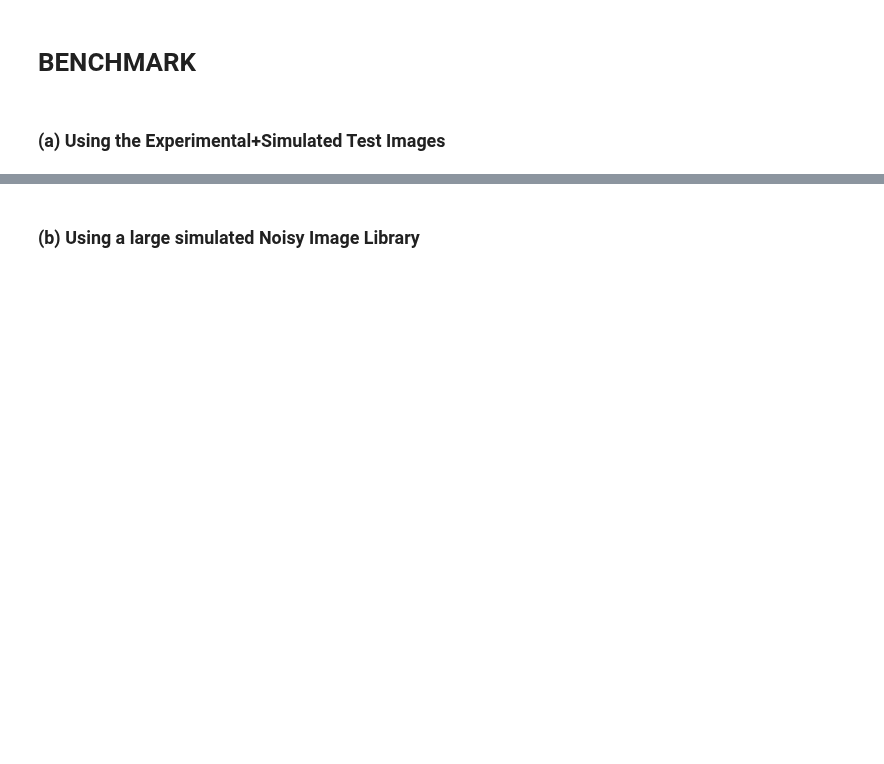
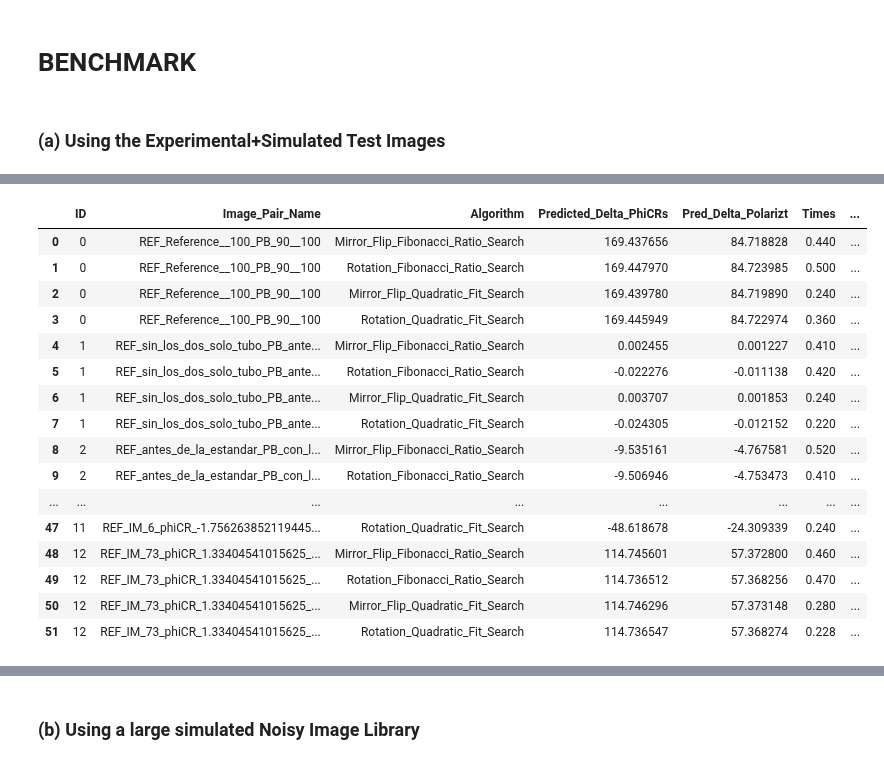
Before and after one commit to Oiangu9/Conical_Refraction_Polarimeter, a Jupyter notebook: LAB/ANALYSIS_SCRIPTS/NOTEBOOK_Pipeline_to_Compare_Algorithms.ipynb, the cells around one changed output, grey strips where cells are left out. Saved outputs shown, nothing was run; the diff lists cells and outputs as text; code cells hidden in the pictures; blank space fills up the shorter version.

```diff
--- a/LAB/ANALYSIS_SCRIPTS/NOTEBOOK_Pipeline_to_Compare_Algorithms.ipynb
+++ b/LAB/ANALYSIS_SCRIPTS/NOTEBOOK_Pipeline_to_Compare_Algorithms.ipynb
@@ -927,0 +1226,20 @@ np.random.seed(randomization_seed)
+# %%
+table_per_image
+# %% [output]
+|  | ID | Image_Pair_Name | Algorithm | Predicted_Delta_PhiCRs | Pred_Delta_Polarizt | Times | ... |
+| 0 | 0 | REF_Reference__100_PB_90__100 | Mirror_Flip_Fibonacci_Ratio_Search | 169.437656 | 84.718828 | 0.440 | ... |
+| 1 | 0 | REF_Reference__100_PB_90__100 | Rotation_Fibonacci_Ratio_Search | 169.447970 | 84.723985 | 0.500 | ... |
+| 2 | 0 | REF_Reference__100_PB_90__100 | Mirror_Flip_Quadratic_Fit_Search | 169.439780 | 84.719890 | 0.240 | ... |
+| 3 | 0 | REF_Reference__100_PB_90__100 | Rotation_Quadratic_Fit_Search | 169.445949 | 84.722974 | 0.360 | ... |
+| 4 | 1 | REF_sin_los_dos_solo_tubo_PB_ante... | Mirror_Flip_Fibonacci_Ratio_Search | 0.002455 | 0.001227 | 0.410 | ... |
+| 5 | 1 | REF_sin_los_dos_solo_tubo_PB_ante... | Rotation_Fibonacci_Ratio_Search | -0.022276 | -0.011138 | 0.420 | ... |
+| 6 | 1 | REF_sin_los_dos_solo_tubo_PB_ante... | Mirror_Flip_Quadratic_Fit_Search | 0.003707 | 0.001853 | 0.240 | ... |
+| 7 | 1 | REF_sin_los_dos_solo_tubo_PB_ante... | Rotation_Quadratic_Fit_Search | -0.024305 | -0.012152 | 0.220 | ... |
+| 8 | 2 | REF_antes_de_la_estandar_PB_con_l... | Mirror_Flip_Fibonacci_Ratio_Search | -9.535161 | -4.767581 | 0.520 | ... |
+| 9 | 2 | REF_antes_de_la_estandar_PB_con_l... | Rotation_Fibonacci_Ratio_Search | -9.506946 | -4.753473 | 0.410 | ... |
+| ... | ... | ... | ... | ... | ... | ... | ... |
+| 47 | 11 | REF_IM_6_phiCR_-1.756263852119445... | Rotation_Quadratic_Fit_Search | -48.618678 | -24.309339 | 0.240 | ... |
+| 48 | 12 | REF_IM_73_phiCR_1.33404541015625_... | Mirror_Flip_Fibonacci_Ratio_Search | 114.745601 | 57.372800 | 0.460 | ... |
+| 49 | 12 | REF_IM_73_phiCR_1.33404541015625_... | Rotation_Fibonacci_Ratio_Search | 114.736512 | 57.368256 | 0.470 | ... |
+| 50 | 12 | REF_IM_73_phiCR_1.33404541015625_... | Mirror_Flip_Quadratic_Fit_Search | 114.746296 | 57.373148 | 0.280 | ... |
+| 51 | 12 | REF_IM_73_phiCR_1.33404541015625_... | Rotation_Quadratic_Fit_Search | 114.736547 | 57.368274 | 0.228 | ... |
```
Also changed, not shown: parts of 18 cells of this notebook, 3 other files.
